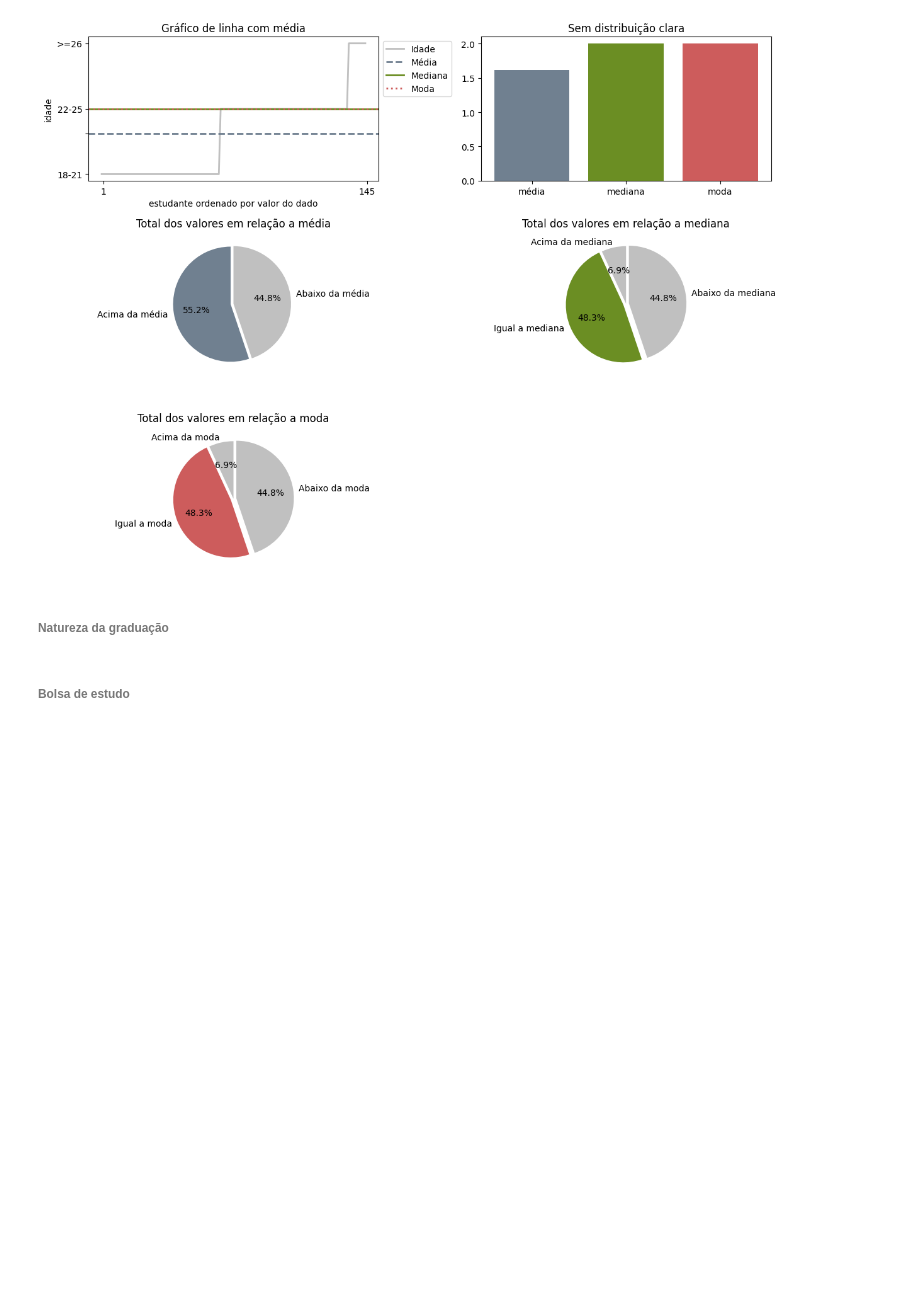
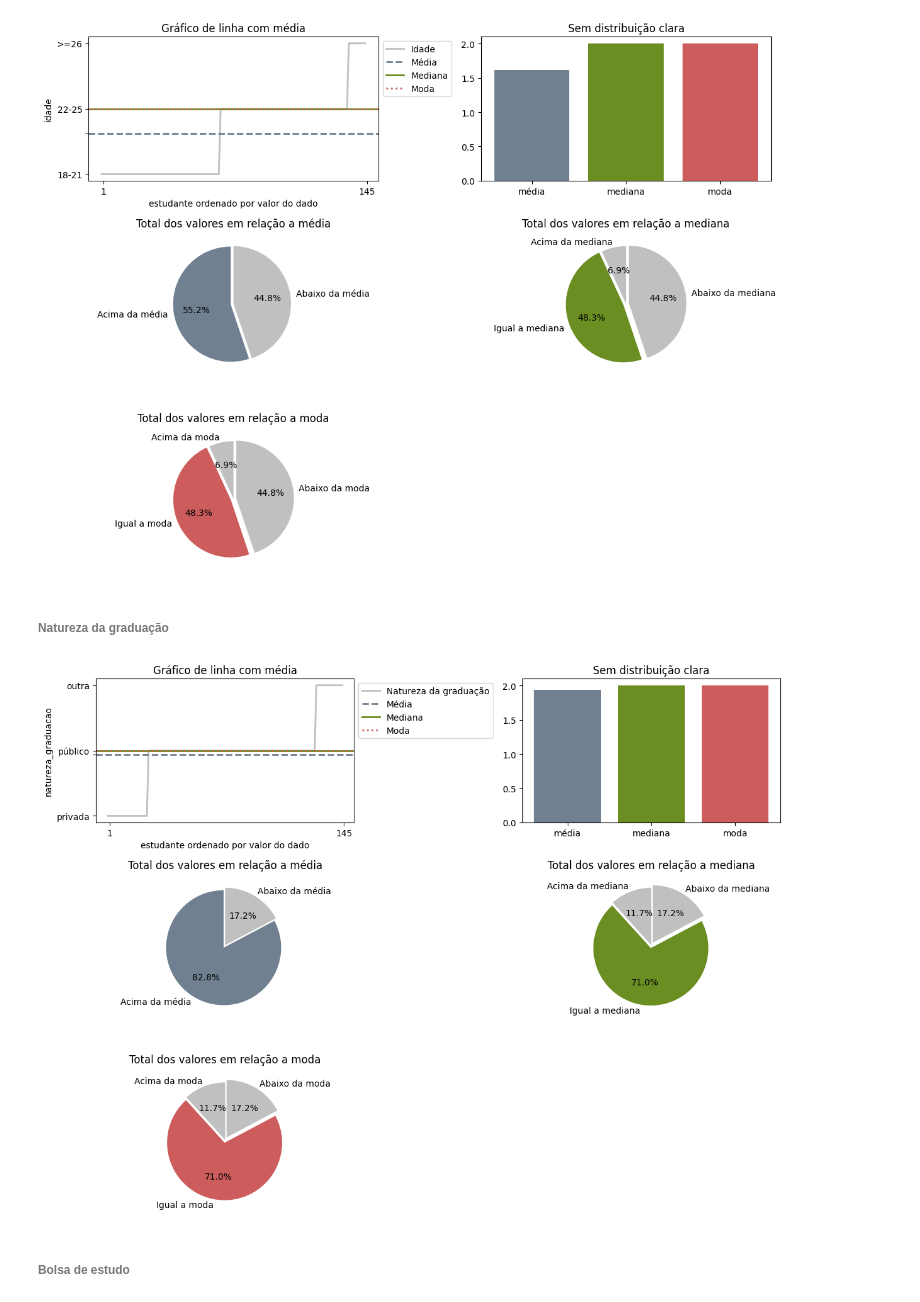
Before and after one commit to IqueMoraes/mvp_analise_exploratoria_e_pre_processamento, a Jupyter notebook: MVP_.ipynb, the cells around one changed output. Saved outputs shown, nothing was run; the diff lists cells and outputs as text; code cells hidden in the pictures; blank space fills up the shorter version.

```diff
--- a/MVP_.ipynb
+++ b/MVP_.ipynb
@@ -471,0 +473,6 @@ std_cols_filtered = [col for col in students_all_columns if col not in excluded_
+# %%
+# aqui é salvo uma cópia do describe que irá crescer com outras informações
+# as colunas são invertidas com os índices para facilitar a leitura comparativa na horizontal
+full_describe = describe.loc['mean':'max', :].drop('id_curso', axis=1).T
+# confere exibição do full_describe
+full_describe.head(3)
@@ -560,0 +547,4 @@ compare_mean
+# %%
+# unificando através do método 'concat'
+full_describe = pd.concat([stds_mode, stds_median, full_describe, freq_df], axis=1)
+full_describe.tail(3)
@@ -560,0 +559,26 @@ compare_mean
+# %%
+# hierarquia desejada no dataframe
+headers = [
+    ('Medidas de posição', 'moda'),
+    ('Medidas de posição', 'mediana'),
+    ('Medidas de posição', 'mean'),
+    ('Medidas de posição', 'std'),
+    ('Medidas de posição', 'min'),
+    ('Medidas de posição', '25%'),
+    ('Medidas de posição', '50%'),
+    ('Medidas de posição', '75%'),
+    ('Medidas de posição', 'max'),
+    ('Soma de frequência', '0'),
+    ('Soma de frequência', '1'),
+    ('Soma de frequência', '2'),
+    ('Soma de frequência', '3'),
+    ('Soma de frequência', '4'),
+    ('Soma de frequência', '5'),
+    ('Soma de frequência', '6'),
+    ('Soma de frequência', '7'),
+]
+
+# método para poder incluir hierarqui no dataframe
+multi_headers = pd.MultiIndex.from_tuples(headers)
+
+full_describe.columns = multi_headers
@@ -654,9 +652,9 @@ def plot_position_graphic(col):
     y = students_df[col].sort_values().values
 
     # média, mediana e mode já obtidas
-    mean = mean_and_freq.loc[col,'média']
-    median = median_and_freq.loc[col,'mediana']
-    mode = mode_and_freq.loc[col,'moda']
+    mean = full_describe.loc[col,('Medidas de posição', 'mean')]
+    median = full_describe.loc[col, ('Medidas de posição', 'mediana')]
+    mode = full_describe.loc[col,('Medidas de posição', 'moda')]
 
     # área para duas figuras na horizontal e ajustadas
     fig, ((ax1, ax2), (ax3, ax4), (ax5, ax6)) = plt.subplots(3,2, figsize=(12, 9), layout='constrained')
@@ -739,7 +737,9 @@ plot_position_graphic('idade')
 # %% [markdown]
 ###### Natureza da graduação
 # %%
-plot_position_graphic(natureza_graduacao)
+plot_position_graphic('natureza_graduacao')
+# %% [output]
+[figure, added]
 # %% [markdown]
 ###### Bolsa de estudo
 # %%
```
Also changed, not shown: parts of 47 cells of this notebook.
